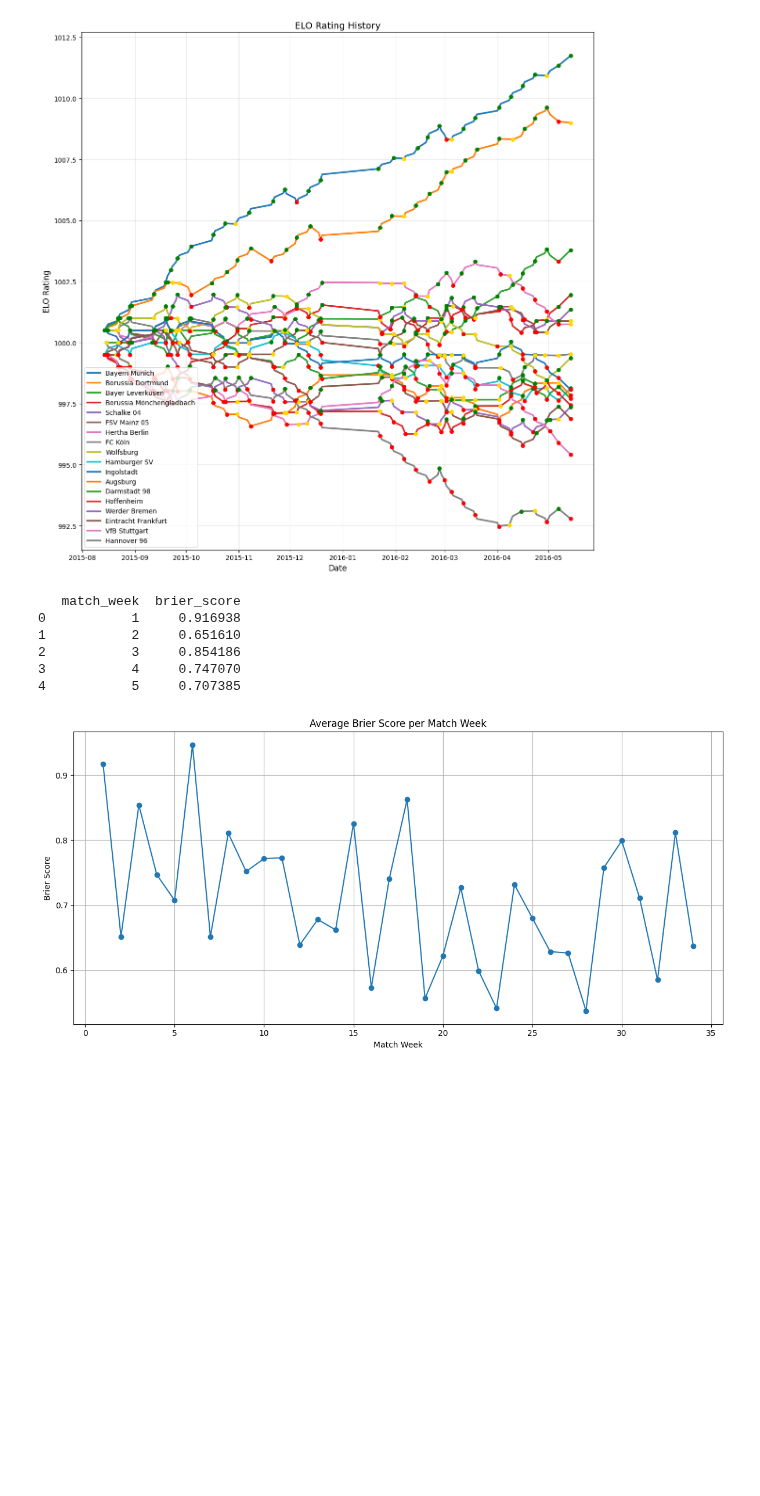
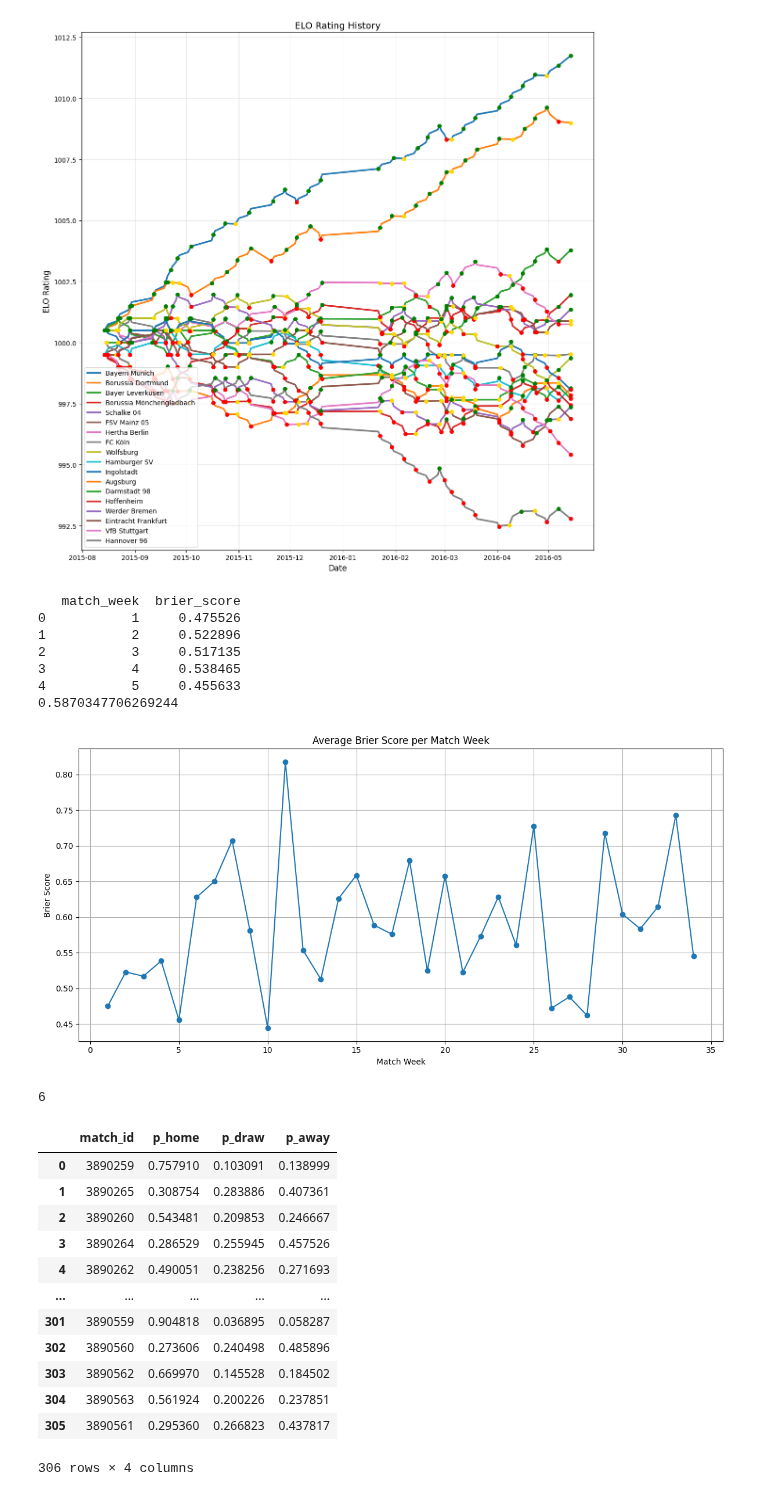
Before and after one commit to MaxPrinz98/FootballDSAI, a Jupyter notebook: Create_Elo_Clean.ipynb, the cells around one changed output. Saved outputs shown, nothing was run; the diff lists cells and outputs as text; code cells hidden in the pictures; blank space fills up the shorter version.

Commit message:
dataframe ding muss noch geändert werden

```diff
--- a/Create_Elo_Clean.ipynb
+++ b/Create_Elo_Clean.ipynb
@@ -166,23 +169,42 @@ plt.show()
 # %% [output]
 [figure]
 # %%
-weekly_brier = brier_scores_by_matchweek(matches)
+weekly_brier,match_probs = brier_scores_by_matchweek(matches,K=1.,R_0=2000.,beta=-0.042,alpha= np.log(10)/30.)
 print(weekly_brier.head())
-
+print(weekly_brier['brier_score'].mean())
 
 plt.figure(figsize=(12,6))
 plt.plot(weekly_brier['match_week'], weekly_brier['brier_score'], marker='o')
 plt.title('Average Brier Score per Match Week')
 plt.xlabel('Match Week')
 plt.ylabel('Brier Score')
 plt.grid(True)
 plt.tight_layout()
 plt.show()
+
+
+print (loss_from_comparing_tables(final_table,team_stats))
+match_probs
 # %% [output]
    match_week  brier_score
-0           1     0.916938
-1           2     0.651610
-2           3     0.854186
-3           4     0.747070
-4           5     0.707385
+0           1     0.475526
+1           2     0.522896
+2           3     0.517135
+3           4     0.538465
+4           5     0.455633
+0.5870347706269244
-[figure, old version]
+[figure, new version]
+6
+|  | match_id | p_home | p_draw | p_away |
+| 0 | 3890259 | 0.757910 | 0.103091 | 0.138999 |
+| 1 | 3890265 | 0.308754 | 0.283886 | 0.407361 |
+| 2 | 3890260 | 0.543481 | 0.209853 | 0.246667 |
+| 3 | 3890264 | 0.286529 | 0.255945 | 0.457526 |
+| 4 | 3890262 | 0.490051 | 0.238256 | 0.271693 |
+| ... | ... | ... | ... | ... |
+| 301 | 3890559 | 0.904818 | 0.036895 | 0.058287 |
+| 302 | 3890560 | 0.273606 | 0.240498 | 0.485896 |
+| 303 | 3890562 | 0.669970 | 0.145528 | 0.184502 |
+| 304 | 3890563 | 0.561924 | 0.200226 | 0.237851 |
+| 305 | 3890561 | 0.295360 | 0.266823 | 0.437817 |
+306 rows × 4 columns
```
Also changed, not shown: parts of 4 cells of this notebook, 1 other file.
